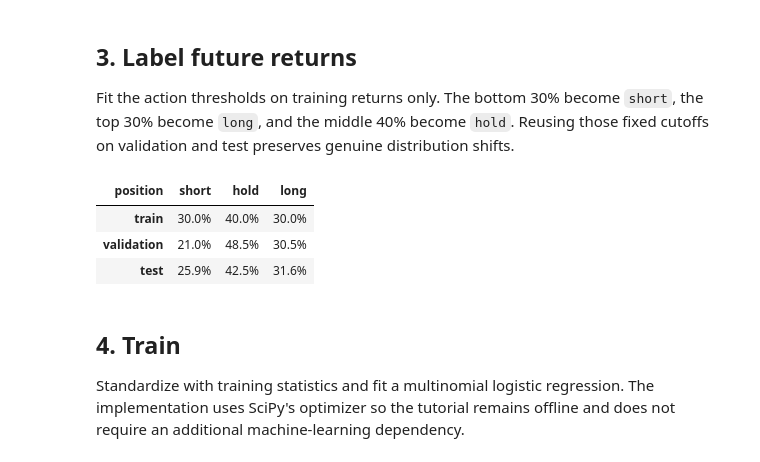
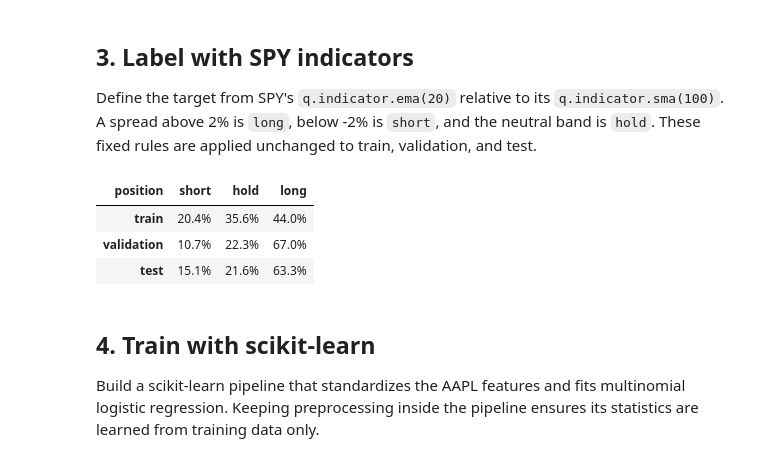
Before and after one commit to quantbert/qrt, a Jupyter notebook: docs/plot/classification.ipynb, the cells around one changed output. Cells and saved outputs as stored; diff of their text form; code cells hidden in the pictures.

```diff
--- a/docs/plot/classification.ipynb
+++ b/docs/plot/classification.ipynb
@@ -56,9 +84,9 @@ train_boundary = int(len(features) * 0.60)
 validation_boundary = int(len(features) * 0.80)
 
 X = {
-    "train": features.iloc[: train_boundary - horizon],
-    "validation": features.iloc[train_boundary : validation_boundary - horizon],
-    "test": features.iloc[validation_boundary:-horizon],
+    "train": features.iloc[: train_boundary - 1],
+    "validation": features.iloc[train_boundary : validation_boundary - 1],
+    "test": features.iloc[validation_boundary:-1],
 }
 
 pd.DataFrame(
@@ -79,34 +107,38 @@ pd.DataFrame(
 # %% [markdown]
-## 3. Label future returns
+## 3. Label with SPY indicators
 
-Fit the action thresholds on training returns only. The bottom 30% become `short`, the top 30% become `long`, and the middle 40% become `hold`. Reusing those fixed cutoffs on validation and test preserves genuine distribution shifts.
+Define the target from SPY's `q.indicator.ema(20)` relative to its `q.indicator.sma(100)`. A spread above 2% is `long`, below -2% is `short`, and the neutral band is `hold`. These fixed rules are applied unchanged to train, validation, and test.
 # %%
 classes = ["short", "hold", "long"]
-short_cutoff, long_cutoff = forward_return.loc[X["train"].index].quantile([0.30, 0.70])
-
-
-def make_labels(index):
-    future = forward_return.loc[index]
-    labels = np.select(
-        [future <= short_cutoff, future >= long_cutoff],
+regime_band = 0.02
+spy_trend_spread = q.indicator.ema(spy["close"], 20).div(
+    q.indicator.sma(spy["close"], 100)
+).sub(1)
+spy_regime = pd.Series(
+    np.select(
+        [spy_trend_spread < -regime_band, spy_trend_spread > regime_band],
         ["short", "long"],
         default="hold",
-    )
-    return pd.Series(labels, index=index, name="position")
-
-
-y = {name: make_labels(frame.index) for name, frame in X.items()}
+    ),
+    index=spy.index,
+    name="position",
+)
+next_session_regime = spy_regime.shift(-1)
+y = {
+    name: next_session_regime.loc[frame.index]
+    for name, frame in X.items()
+}
 
 pd.DataFrame(
     {name: labels.value_counts(normalize=True) for name, labels in y.items()}
 ).T.loc[:, classes].style.format("{:.1%}")
 # %% [output]
 | position | short | hold | long |
-| train | 30.0% | 40.0% | 30.0% |
-| validation | 21.0% | 48.5% | 30.5% |
-| test | 25.9% | 42.5% | 31.6% |
+| train | 20.4% | 35.6% | 44.0% |
+| validation | 10.7% | 22.3% | 67.0% |
+| test | 15.1% | 21.6% | 63.3% |
 # %% [markdown]
-## 4. Train
+## 4. Train with scikit-learn
 
-Standardize with training statistics and fit a multinomial logistic regression. The implementation uses SciPy's optimizer so the tutorial remains offline and does not require an additional machine-learning dependency.
+Build a scikit-learn pipeline that standardizes the AAPL features and fits multinomial logistic regression. Keeping preprocessing inside the pipeline ensures its statistics are learned from training data only.
 # %%
```
Also changed, not shown: parts of 16 cells of this notebook, 36 other files.
